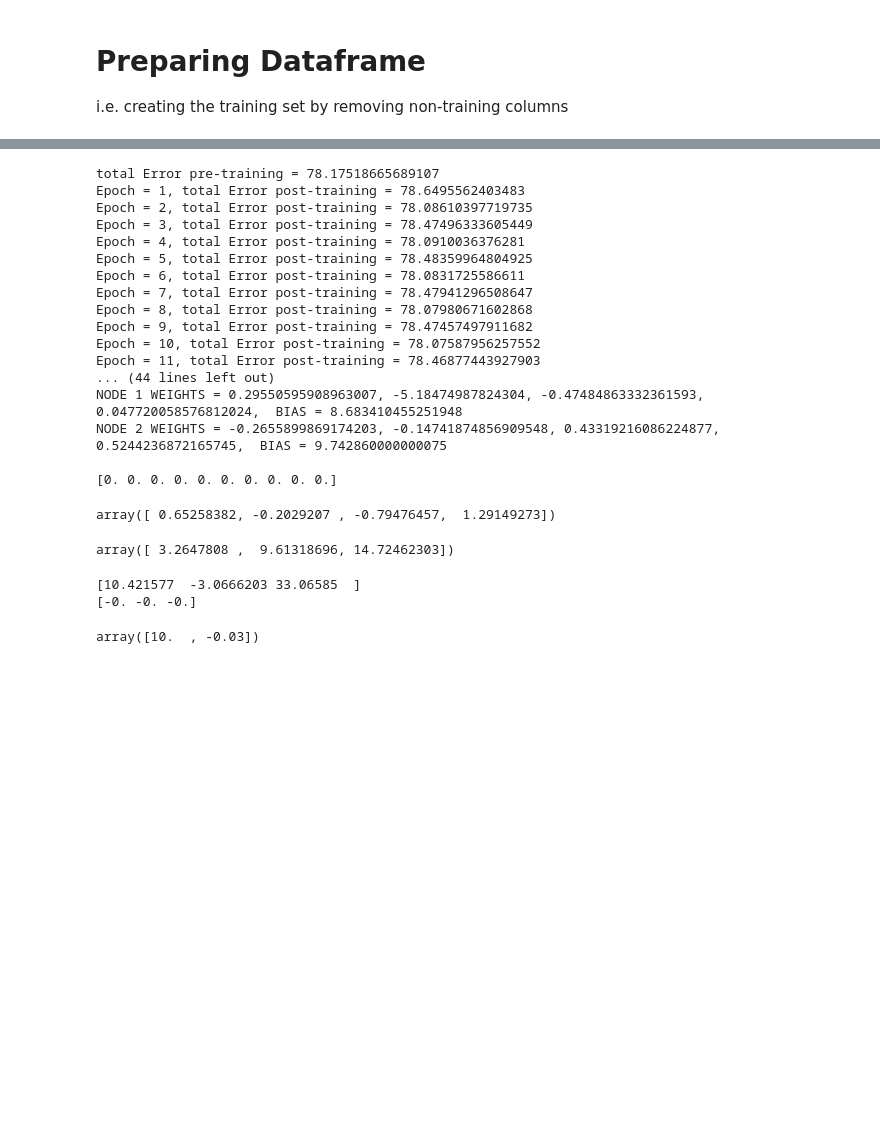
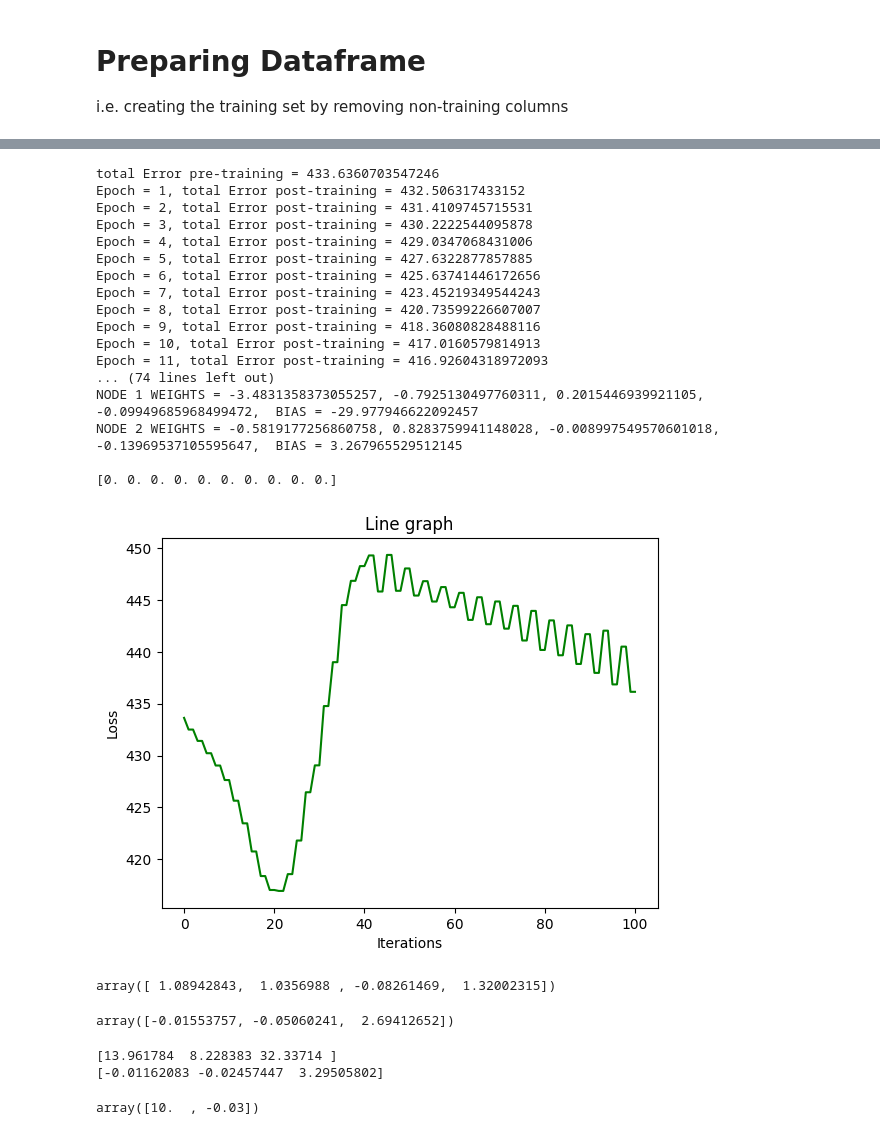
Before and after one commit to Nsivaa/ML, a Jupyter notebook: project/notebook.ipynb, the cells around one changed output, grey strips where cells are left out. Drawn from its saved outputs; the diff is of its cells as text; code cells hidden in the pictures; blank space fills up the shorter version.

Commit message:
added plots

```diff
--- a/project/notebook.ipynb
+++ b/project/notebook.ipynb
@@ -86,38 +87,45 @@ data[:100]
 # %%
 tr_data_X = data[['Input1', 'Input2', 'Input3', 'Input4', 'Input5', 'Input6', 'Input7', 'Input8', 'Input9', 'Input10']]
 
 tr_data_Y = data[['TARGET_x', 'TARGET_y', 'TARGET_z']]
 
-net.train(tr_data_X,tr_data_Y,epochs=100,eta=10,clip_value=3)
-
+loss = net.train(tr_data_X, tr_data_Y, epochs=50, eta=0.2, clip_value=3)
+iterations = np.arange(len(loss))
 print(net)
 print(net.input_layer.weights)
+
+plt.title("Line graph")
+plt.xlabel("Iterations")
+plt.ylabel("Loss")
+plt.plot(iterations, loss, color ="green")
+plt.show()
 # %% [output]
-total Error pre-training = 78.17518665689107
-Epoch = 1, total Error post-training = 78.6495562403483
-Epoch = 2, total Error post-training = 78.08610397719735
-Epoch = 3, total Error post-training = 78.47496333605449
-Epoch = 4, total Error post-training = 78.0910036376281
-Epoch = 5, total Error post-training = 78.48359964804925
-Epoch = 6, total Error post-training = 78.0831725586611
-Epoch = 7, total Error post-training = 78.47941296508647
-Epoch = 8, total Error post-training = 78.07980671602868
-Epoch = 9, total Error post-training = 78.47457497911682
-Epoch = 10, total Error post-training = 78.07587956257552
-Epoch = 11, total Error post-training = 78.46877443927903
-... (44 lines left out)
-NODE 1 WEIGHTS = 0.29550595908963007, -5.18474987824304, -0.47484863332361593, 0.047720058576812024,  BIAS = 8.683410455251948
-NODE 2 WEIGHTS = -0.2655899869174203, -0.14741874856909548, 0.43319216086224877, 0.5244236872165745,  BIAS = 9.742860000000075
+total Error pre-training = 433.6360703547246
+Epoch = 1, total Error post-training = 432.506317433152
+Epoch = 2, total Error post-training = 431.4109745715531
+Epoch = 3, total Error post-training = 430.2222544095878
+Epoch = 4, total Error post-training = 429.0347068431006
+Epoch = 5, total Error post-training = 427.6322877857885
+Epoch = 6, total Error post-training = 425.63741446172656
+Epoch = 7, total Error post-training = 423.45219349544243
+Epoch = 8, total Error post-training = 420.73599226607007
+Epoch = 9, total Error post-training = 418.36080828488116
+Epoch = 10, total Error post-training = 417.0160579814913
+Epoch = 11, total Error post-training = 416.92604318972093
+... (74 lines left out)
+NODE 1 WEIGHTS = -3.4831358373055257, -0.7925130497760311, 0.2015446939921105, -0.09949685968499472,  BIAS = -29.977946622092457
+NODE 2 WEIGHTS = -0.5819177256860758, 0.8283759941148028, -0.008997549570601018, -0.13969537105595647,  BIAS = 3.267965529512145
 
 [0. 0. 0. 0. 0. 0. 0. 0. 0. 0.]
+[figure, added]
 # %%
 np.dot(net.hidden_layers[0].output,net.hidden_layers[1].weights)
 # %% [output]
-array([ 0.65258382, -0.2029207 , -0.79476457,  1.29149273])
+array([ 1.08942843,  1.0356988 , -0.08261469,  1.32002315])
 # %%
 net.output_layer.output
 # %% [output]
-array([ 3.2647808 ,  9.61318696, 14.72462303])
+array([-0.01553757, -0.05060241,  2.69412652])
 # %%
 for row,label in zip(tr_data_X.itertuples(index = False, name = None),tr_data_Y.itertuples(index=False,name=None)):
     #Forward propagation
@@ -126,8 +134,8 @@ for row,label in zip(tr_data_X.itertuples(index = False, name = None),tr_data_Y.
     print(net.output_layer.output)
     break
 # %% [output]
-[10.421577  -3.0666203 33.06585  ]
-[-0. -0. -0.]
+[13.961784  8.228383 32.33714 ]
+[-0.01162083 -0.02457447  3.29505802]
 # %%
 a=np.array([10,-3])
 # %%
```
Also changed, not shown: parts of 4 cells of this notebook, 1 other file.
